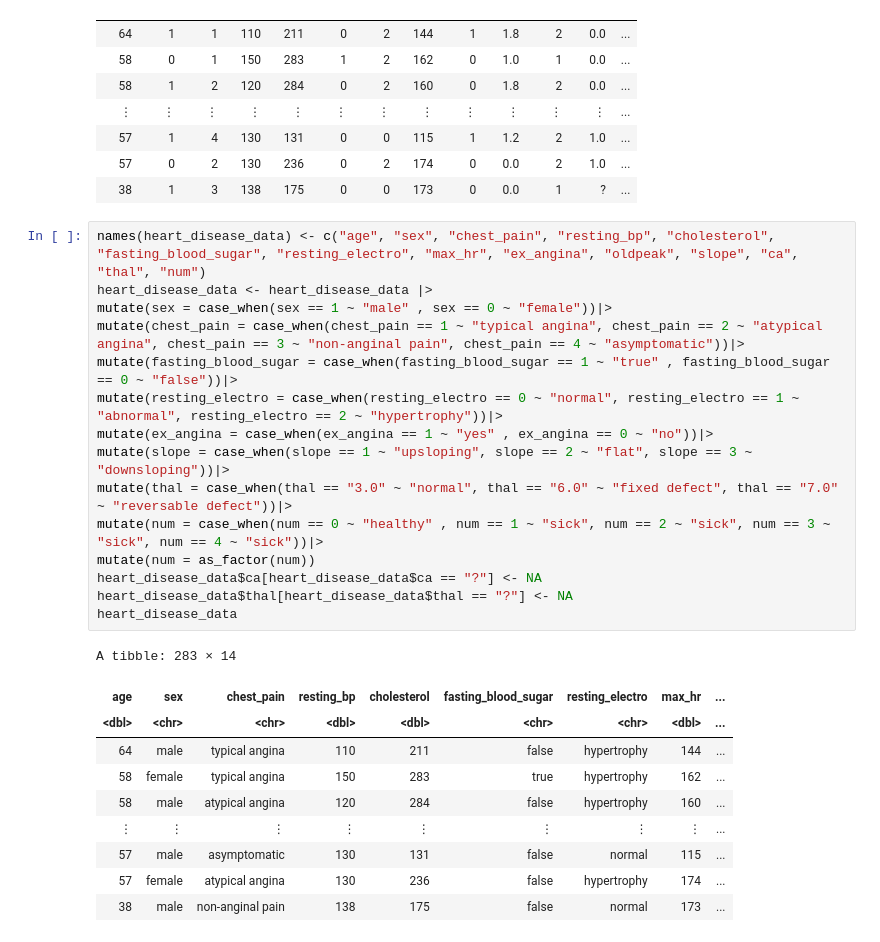
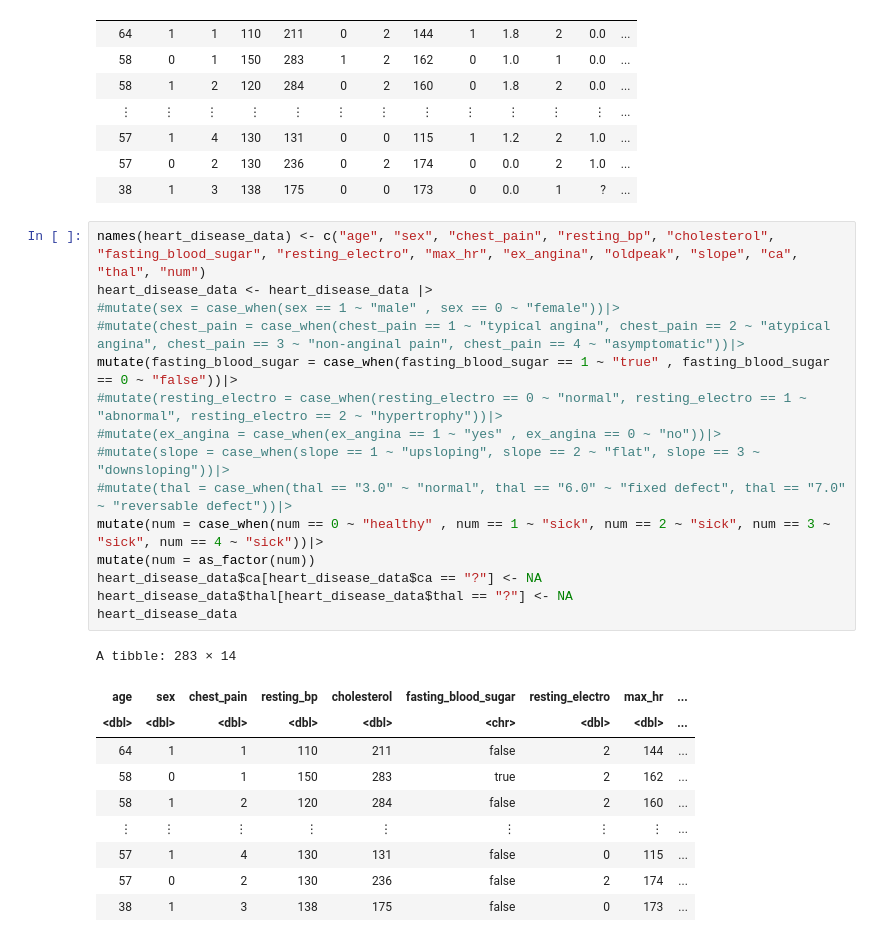
Before and after one commit to zohairomar1/HeartDiseasePredictionModel, a Jupyter notebook: group_project_report19.ipynb, the cells around one changed output. Cells and saved outputs as stored; diff of their text form.

```diff
--- a/group_project_report19.ipynb
+++ b/group_project_report19.ipynb
@@ -49,26 +51,26 @@ A spec_tbl_df: 283 × 14
 # %%
 names(heart_disease_data) <- c("age", "sex", "chest_pain", "resting_bp", "cholesterol", "fasting_blood_sugar", "resting_electro", "max_hr", "ex_angina", "oldpeak", "slope", "ca", "thal", "num")
 heart_disease_data <- heart_disease_data |>
-mutate(sex = case_when(sex == 1 ~ "male" , sex == 0 ~ "female"))|>
-mutate(chest_pain = case_when(chest_pain == 1 ~ "typical angina", chest_pain == 2 ~ "atypical angina", chest_pain == 3 ~ "non-anginal pain", chest_pain == 4 ~ "asymptomatic"))|>
+#mutate(sex = case_when(sex == 1 ~ "male" , sex == 0 ~ "female"))|>
+#mutate(chest_pain = case_when(chest_pain == 1 ~ "typical angina", chest_pain == 2 ~ "atypical angina", chest_pain == 3 ~ "non-anginal pain", chest_pain == 4 ~ "asymptomatic"))|>
 mutate(fasting_blood_sugar = case_when(fasting_blood_sugar == 1 ~ "true" , fasting_blood_sugar == 0 ~ "false"))|>
-mutate(resting_electro = case_when(resting_electro == 0 ~ "normal", resting_electro == 1 ~ "abnormal", resting_electro == 2 ~ "hypertrophy"))|>
-mutate(ex_angina = case_when(ex_angina == 1 ~ "yes" , ex_angina == 0 ~ "no"))|>
-mutate(slope = case_when(slope == 1 ~ "upsloping", slope == 2 ~ "flat", slope == 3 ~ "downsloping"))|>
-mutate(thal = case_when(thal == "3.0" ~ "normal", thal == "6.0" ~ "fixed defect", thal == "7.0" ~ "reversable defect"))|>
+#mutate(resting_electro = case_when(resting_electro == 0 ~ "normal", resting_electro == 1 ~ "abnormal", resting_electro == 2 ~ "hypertrophy"))|>
+#mutate(ex_angina = case_when(ex_angina == 1 ~ "yes" , ex_angina == 0 ~ "no"))|>
+#mutate(slope = case_when(slope == 1 ~ "upsloping", slope == 2 ~ "flat", slope == 3 ~ "downsloping"))|>
+#mutate(thal = case_when(thal == "3.0" ~ "normal", thal == "6.0" ~ "fixed defect", thal == "7.0" ~ "reversable defect"))|>
 mutate(num = case_when(num == 0 ~ "healthy" , num == 1 ~ "sick", num == 2 ~ "sick", num == 3 ~ "sick", num == 4 ~ "sick"))|>
 mutate(num = as_factor(num))
 heart_disease_data$ca[heart_disease_data$ca == "?"] <- NA
 heart_disease_data$thal[heart_disease_data$thal == "?"] <- NA
 heart_disease_data
 # %% [output]
 A tibble: 283 × 14
 | age | sex | chest_pain | resting_bp | cholesterol | fasting_blood_sugar | resting_electro | max_hr | ... |
-| <dbl> | <chr> | <chr> | <dbl> | <dbl> | <chr> | <chr> | <dbl> | ... |
-| 64 | male | typical angina | 110 | 211 | false | hypertrophy | 144 | ... |
-| 58 | female | typical angina | 150 | 283 | true | hypertrophy | 162 | ... |
-| 58 | male | atypical angina | 120 | 284 | false | hypertrophy | 160 | ... |
+| <dbl> | <dbl> | <dbl> | <dbl> | <dbl> | <chr> | <dbl> | <dbl> | ... |
+| 64 | 1 | 1 | 110 | 211 | false | 2 | 144 | ... |
+| 58 | 0 | 1 | 150 | 283 | true | 2 | 162 | ... |
+| 58 | 1 | 2 | 120 | 284 | false | 2 | 160 | ... |
 | ⋮ | ⋮ | ⋮ | ⋮ | ⋮ | ⋮ | ⋮ | ⋮ | ... |
-| 57 | male | asymptomatic | 130 | 131 | false | normal | 115 | ... |
-| 57 | female | atypical angina | 130 | 236 | false | hypertrophy | 174 | ... |
-| 38 | male | non-anginal pain | 138 | 175 | false | normal | 173 | ... |
+| 57 | 1 | 4 | 130 | 131 | false | 0 | 115 | ... |
+| 57 | 0 | 2 | 130 | 236 | false | 2 | 174 | ... |
+| 38 | 1 | 3 | 138 | 175 | false | 0 | 173 | ... |
```
Also changed, not shown: parts of 9 cells of this notebook.
